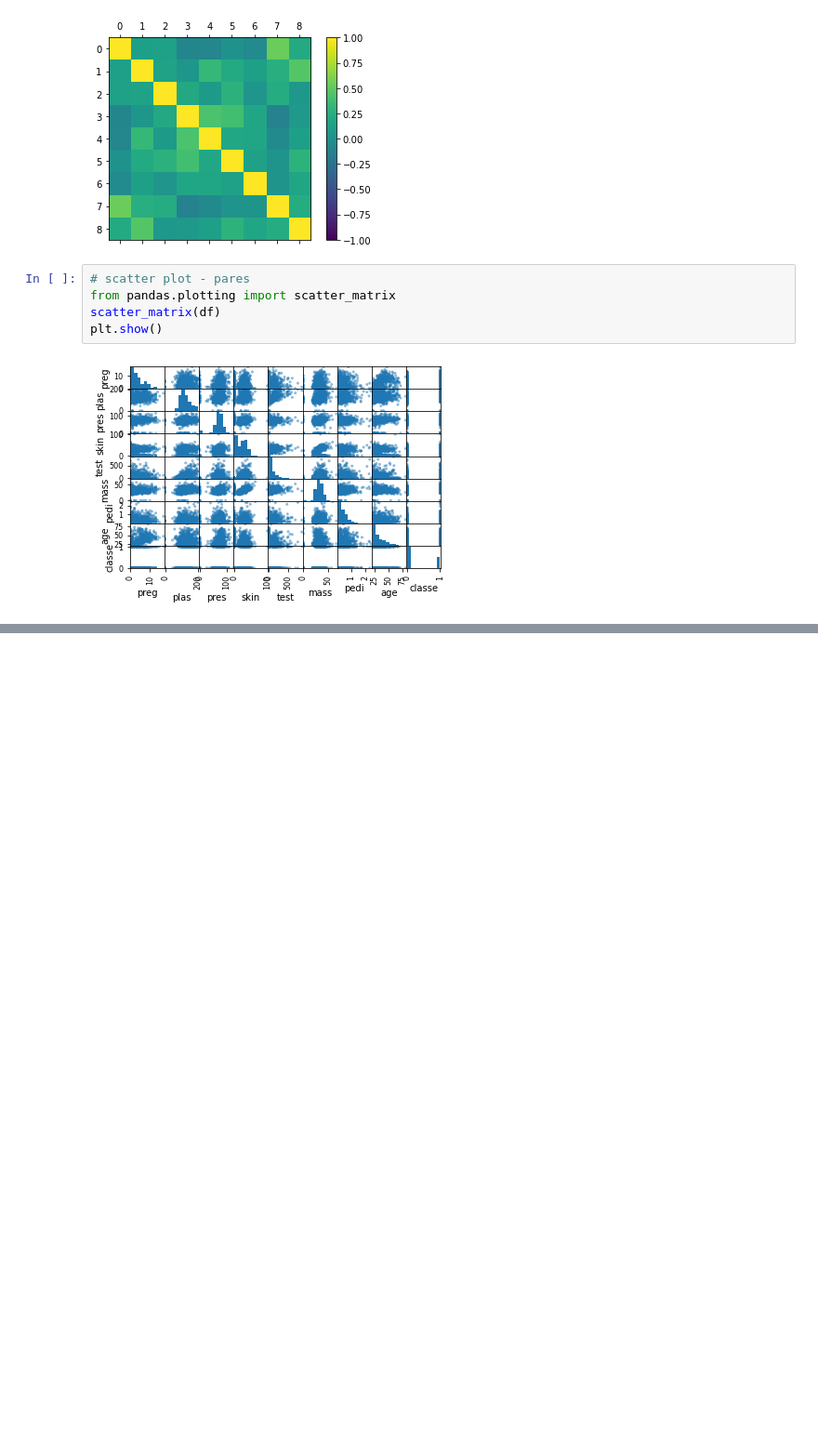
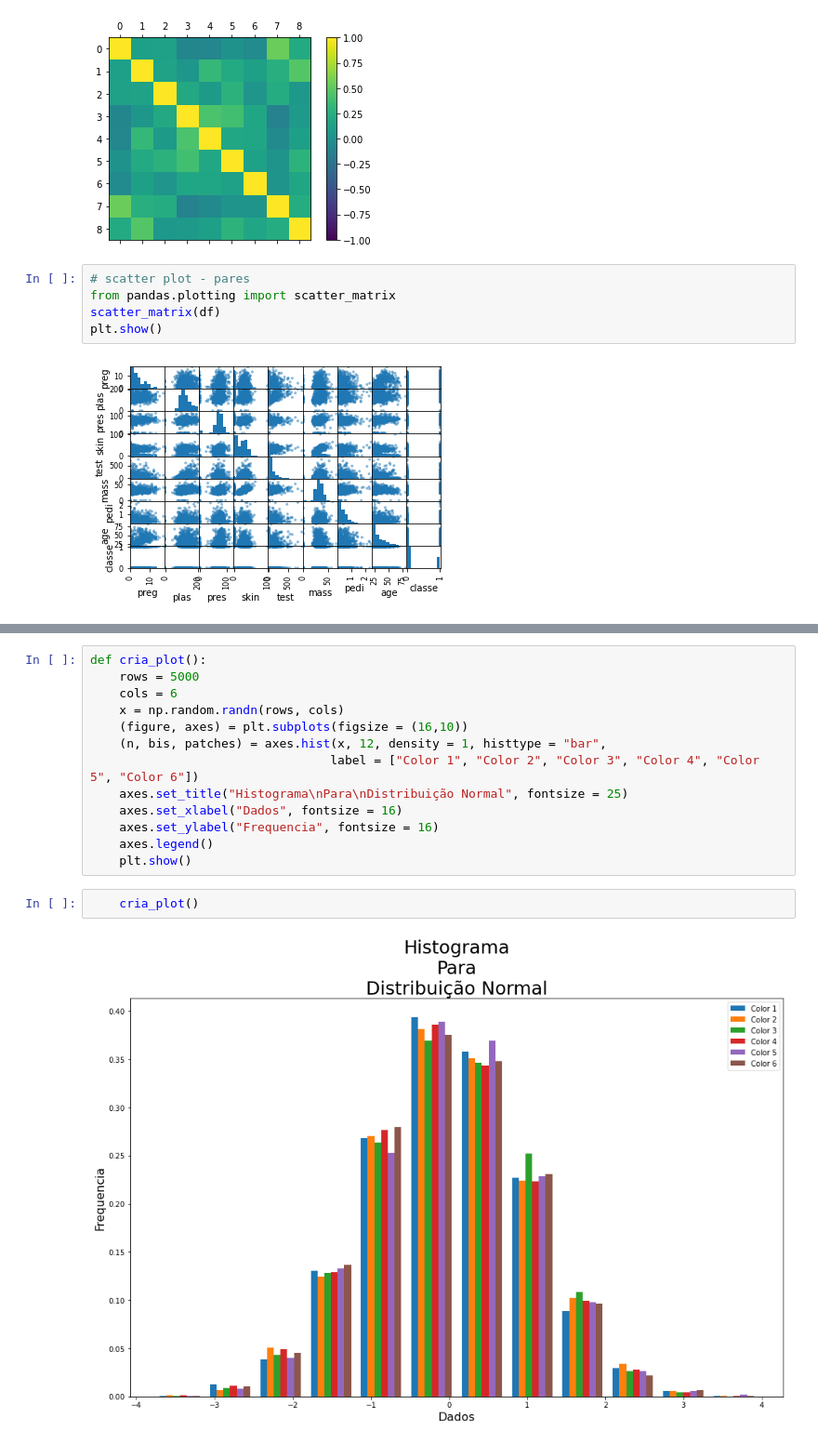
Before and after one commit to acnaweb/python-data-analysis, a Jupyter notebook: dataviz_matplotlib.ipynb, the cells around one changed output, grey strips where cells are left out. Shown at 93% size. Drawn from its saved outputs; the diff is of its cells as text; blank space fills up the shorter version.

```diff
--- a/dataviz_matplotlib.ipynb
+++ b/dataviz_matplotlib.ipynb
@@ -88,0 +96,17 @@ plt.show()
+# %%
+def cria_plot():
+    rows = 5000
+    cols = 6
+    x = np.random.randn(rows, cols)
+    (figure, axes) = plt.subplots(figsize = (16,10))
+    (n, bis, patches) = axes.hist(x, 12, density = 1, histtype = "bar",
+                                 label = ["Color 1", "Color 2", "Color 3", "Color 4", "Color 5", "Color 6"])
+    axes.set_title("Histograma\nPara\nDistribuição Normal", fontsize = 25)
+    axes.set_xlabel("Dados", fontsize = 16)
+    axes.set_ylabel("Frequencia", fontsize = 16)
+    axes.legend()
+    plt.show()
+# %%
+    cria_plot()
+# %% [output]
+[figure, added]
```
Also changed, not shown: parts of 7 cells of this notebook, 12 other files.
